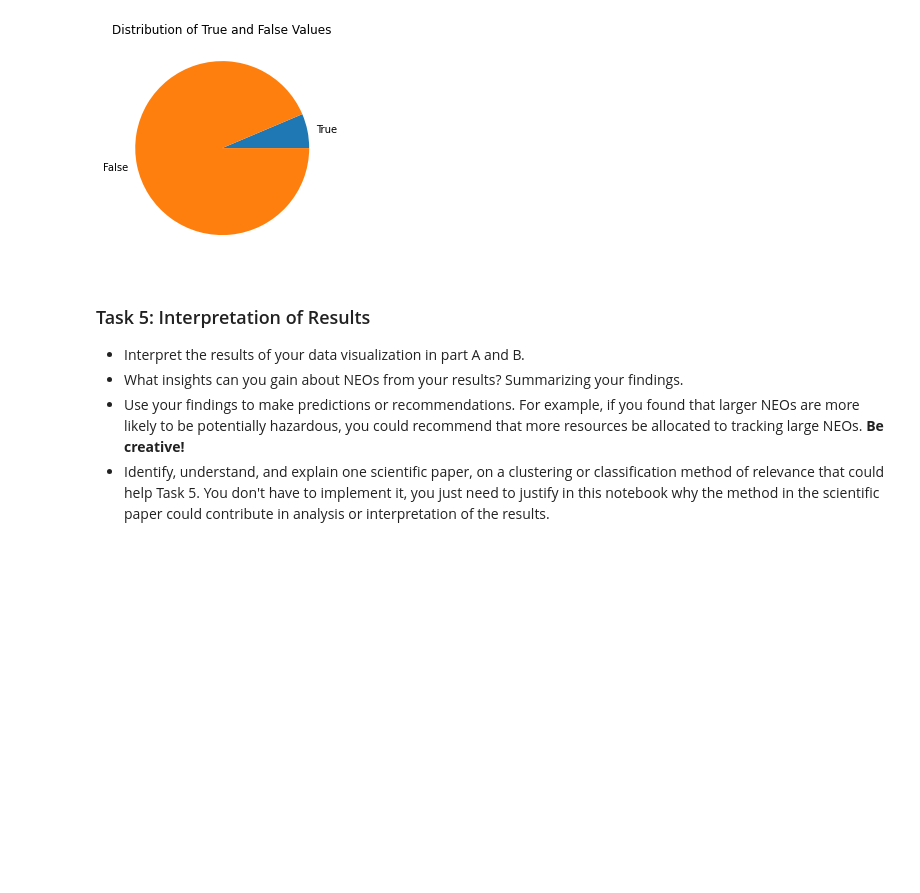
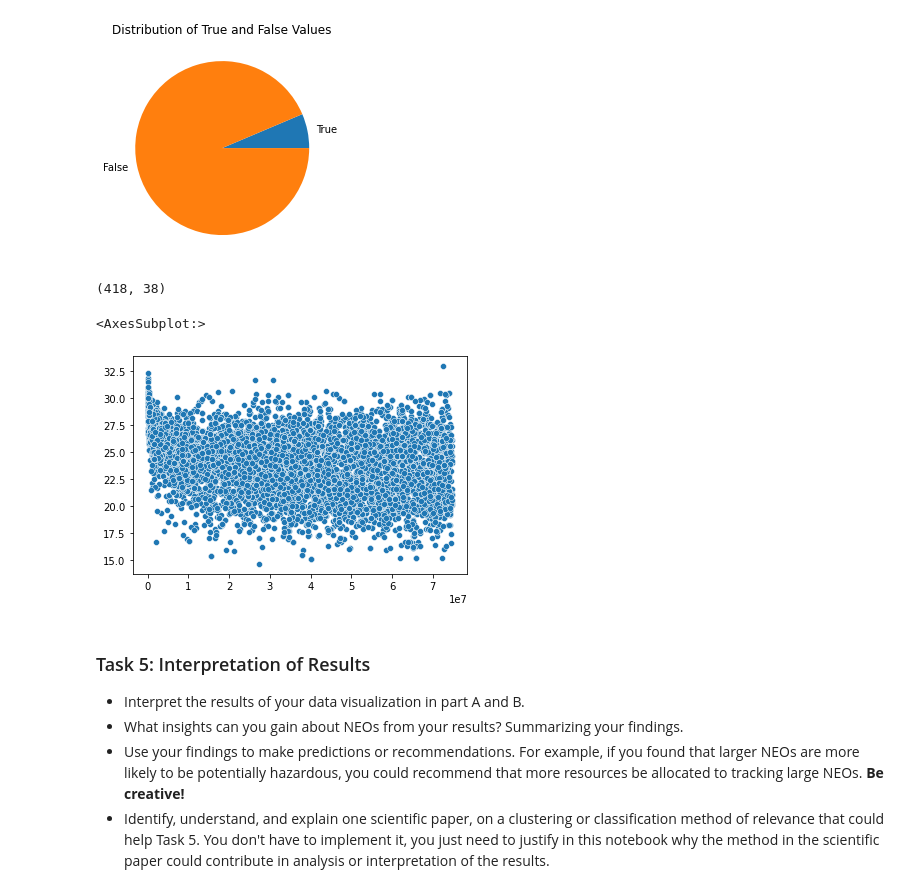
Before and after one commit to fred248h/62444-DVA, a Jupyter notebook: Frederik/5_nasa_data_collection_and_visualization_s204256.ipynb, the cells around one changed output. Saved outputs shown, nothing was run; the diff lists cells and outputs as text; code cells hidden in the pictures; blank space fills up the shorter version.

```diff
--- a/Frederik/5_nasa_data_collection_and_visualization_s204256.ipynb
+++ b/Frederik/5_nasa_data_collection_and_visualization_s204256.ipynb
@@ -297,3 +293,31 @@ plt.show()
+# %%
+# Scatter plot of the correlation between NEO size and close approach distance.
+
+import seaborn
+
+values_dis = []
+
+
+shape = df_NEO_dis.shape
+
+print(shape)
+
+for i in range(0,shape[0]):
+    for j in range(0,shape[1]):
+        if pd.isna(df_NEO_dis.iloc[i,j]) == True:
+            break
+        else:
+            values_dis.append(df_NEO_dis.iloc[i,j])
+
+
+
+
+
+seaborn.scatterplot(y=values, x=values_dis)
+# %% [output]
+(418, 38)
+<AxesSubplot:>
+[figure, added]
 # %%
 # Interactive visualizations
 # %% [markdown]
```
Also changed, not shown: parts of 4 cells of this notebook.
